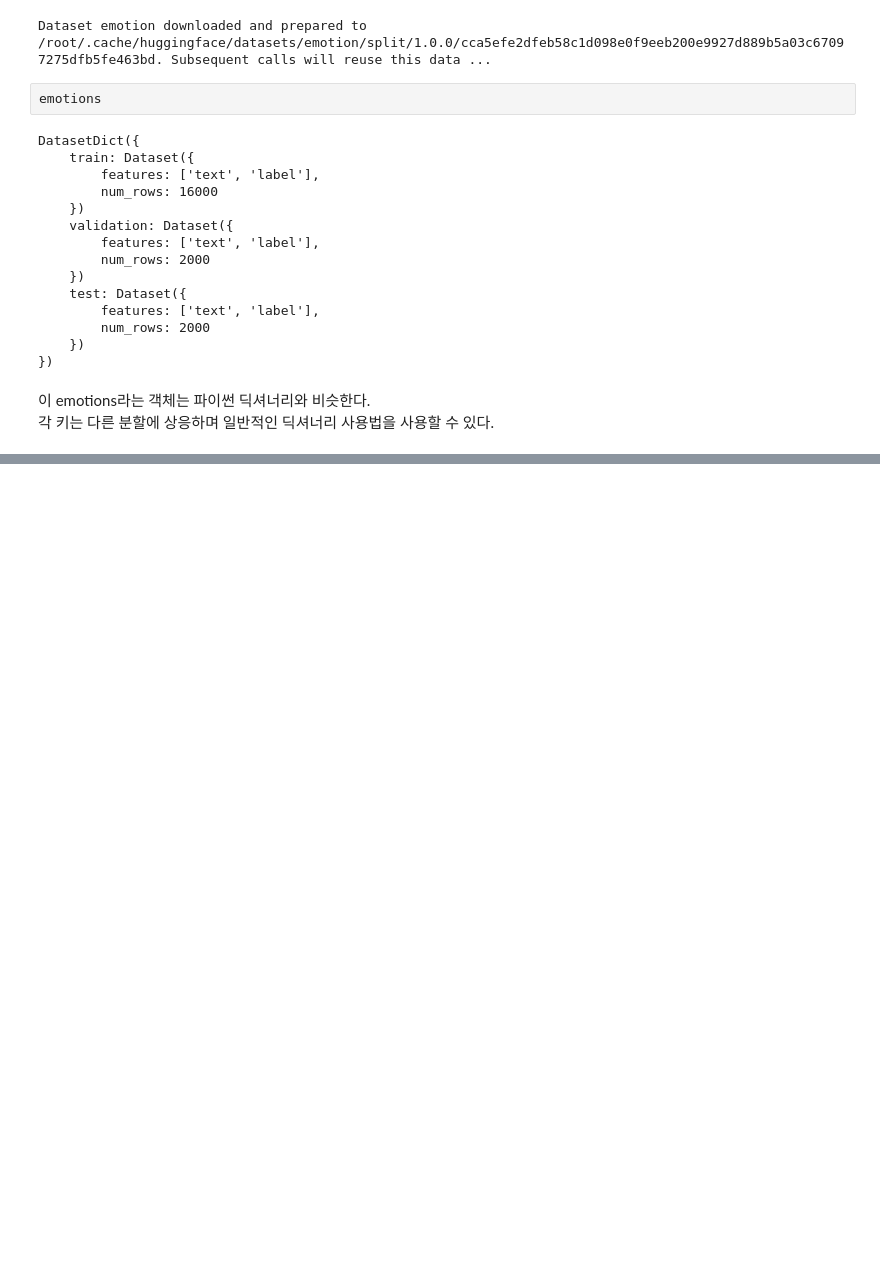
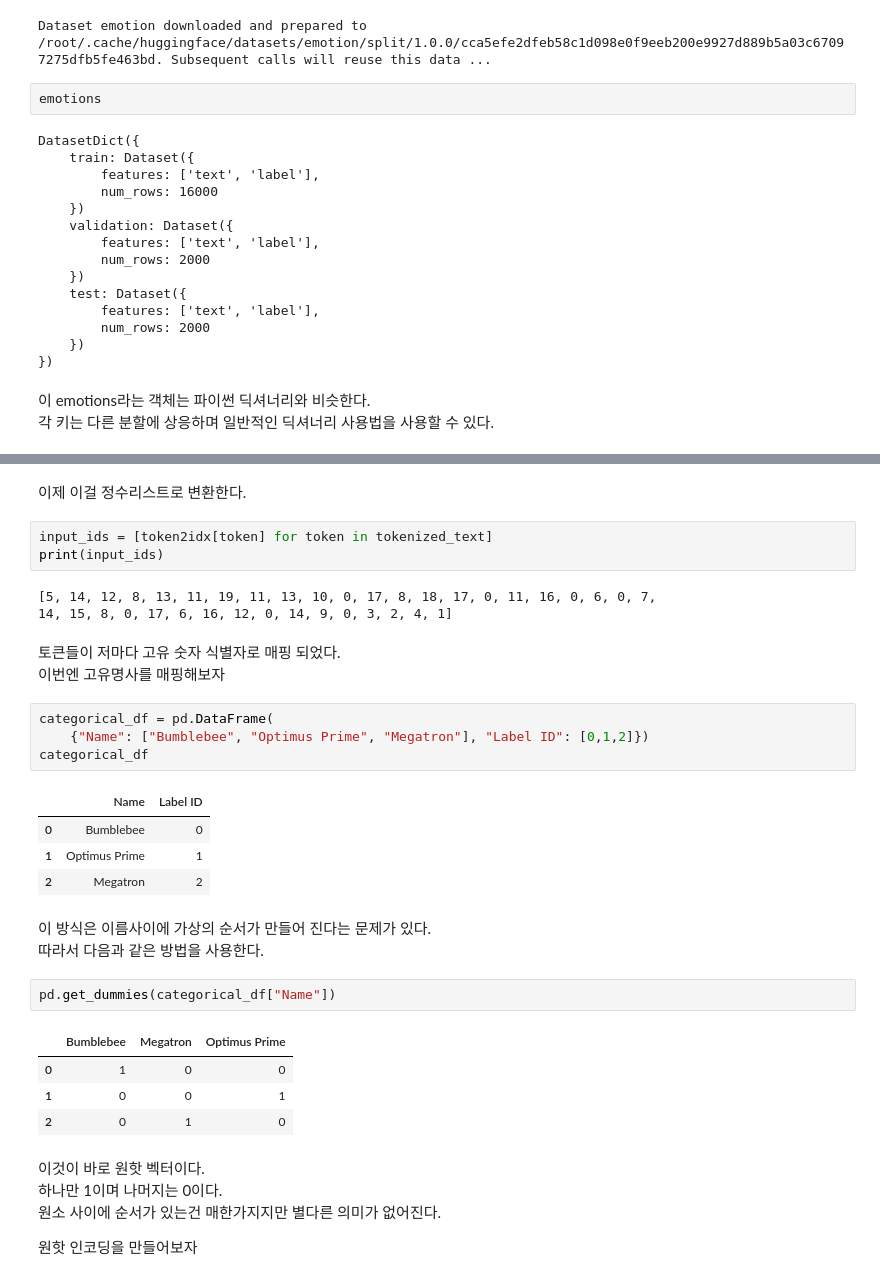
Before and after one commit to Tarel-Github/Artificial_Intelligence_practice, a Jupyter notebook: 03. Natural Language Processing with Transformers/2-0. 텍스트 분류.ipynb, the cells around one changed output, grey strips where cells are left out. Drawn from its saved outputs; the diff is of its cells as text; blank space fills up the shorter version.

```diff
--- a/03. Natural Language Processing with Transformers/2-0. 텍스트 분류.ipynb
+++ b/03. Natural Language Processing with Transformers/2-0. 텍스트 분류.ipynb
@@ -80,0 +243,37 @@ DatasetDict({
+# %% [markdown]
+이제 이걸 정수리스트로 변환한다.
+# %%
+input_ids = [token2idx[token] for token in tokenized_text]
+print(input_ids)
+# %% [output]
+[5, 14, 12, 8, 13, 11, 19, 11, 13, 10, 0, 17, 8, 18, 17, 0, 11, 16, 0, 6, 0, 7,
+14, 15, 8, 0, 17, 6, 16, 12, 0, 14, 9, 0, 3, 2, 4, 1]
+# %% [markdown]
+토큰들이 저마다 고유 숫자 식별자로 매핑 되었다.
+이번엔 고유명사를 매핑해보자
+# %%
+categorical_df = pd.DataFrame(
+    {"Name": ["Bumblebee", "Optimus Prime", "Megatron"], "Label ID": [0,1,2]})
+categorical_df
+# %% [output]
+|  | Name | Label ID |
+| 0 | Bumblebee | 0 |
+| 1 | Optimus Prime | 1 |
+| 2 | Megatron | 2 |
+# %% [markdown]
+이 방식은 이름사이에 가상의 순서가 만들어 진다는 문제가 있다.
+따라서 다음과 같은 방법을 사용한다.
+# %%
+pd.get_dummies(categorical_df["Name"])
+# %% [output]
+|  | Bumblebee | Megatron | Optimus Prime |
+| 0 | 1 | 0 | 0 |
+| 1 | 0 | 0 | 1 |
+| 2 | 0 | 1 | 0 |
+# %% [markdown]
+이것이 바로 원핫 벡터이다.
+하나만 1이며 나머지는 0이다.
+원소 사이에 순서가 있는건 매한가지지만 별다른 의미가 없어진다.
+</br>
+
+원핫 인코딩을 만들어보자
```
Also changed, not shown: parts of 41 cells of this notebook.
